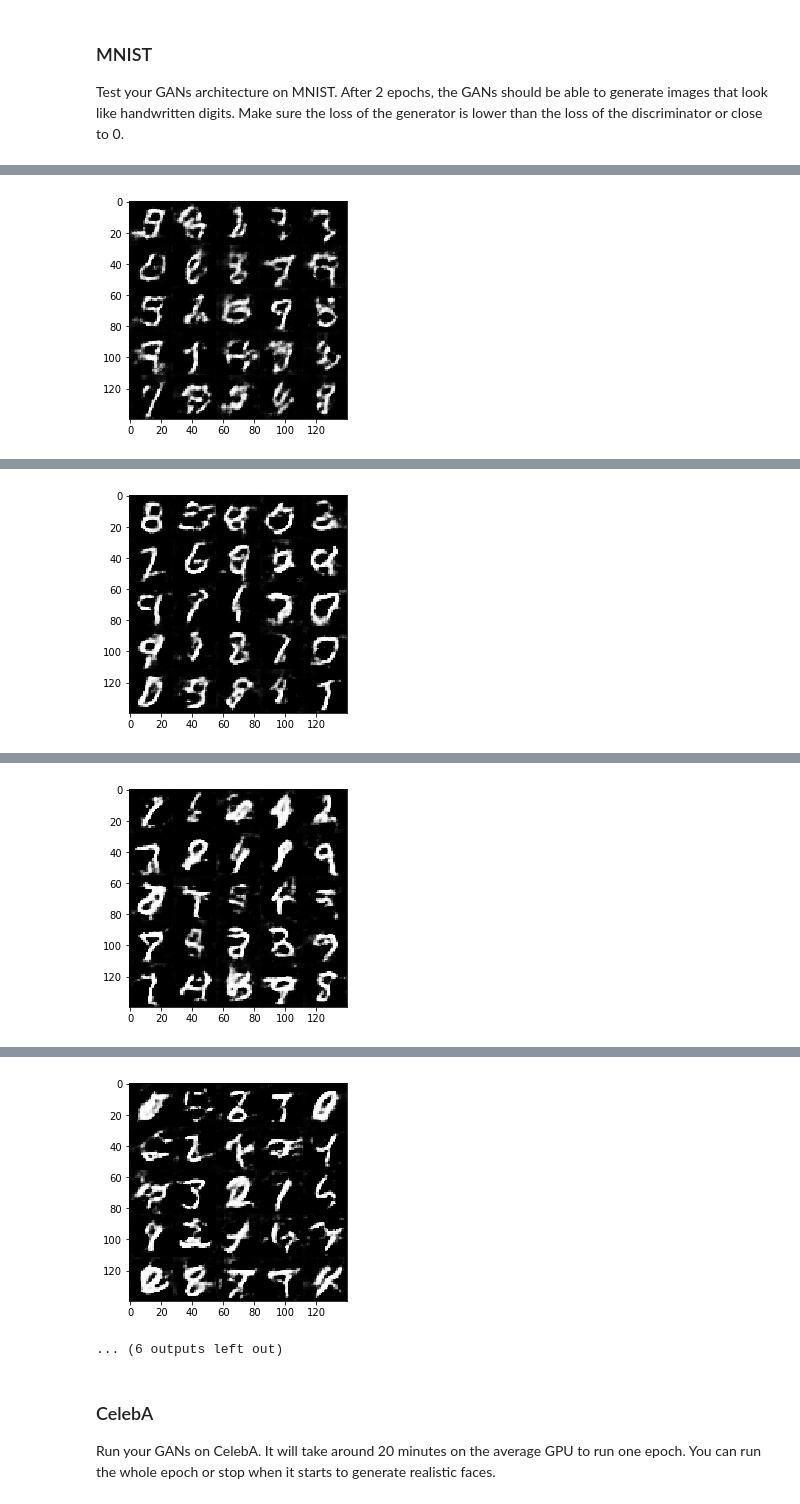
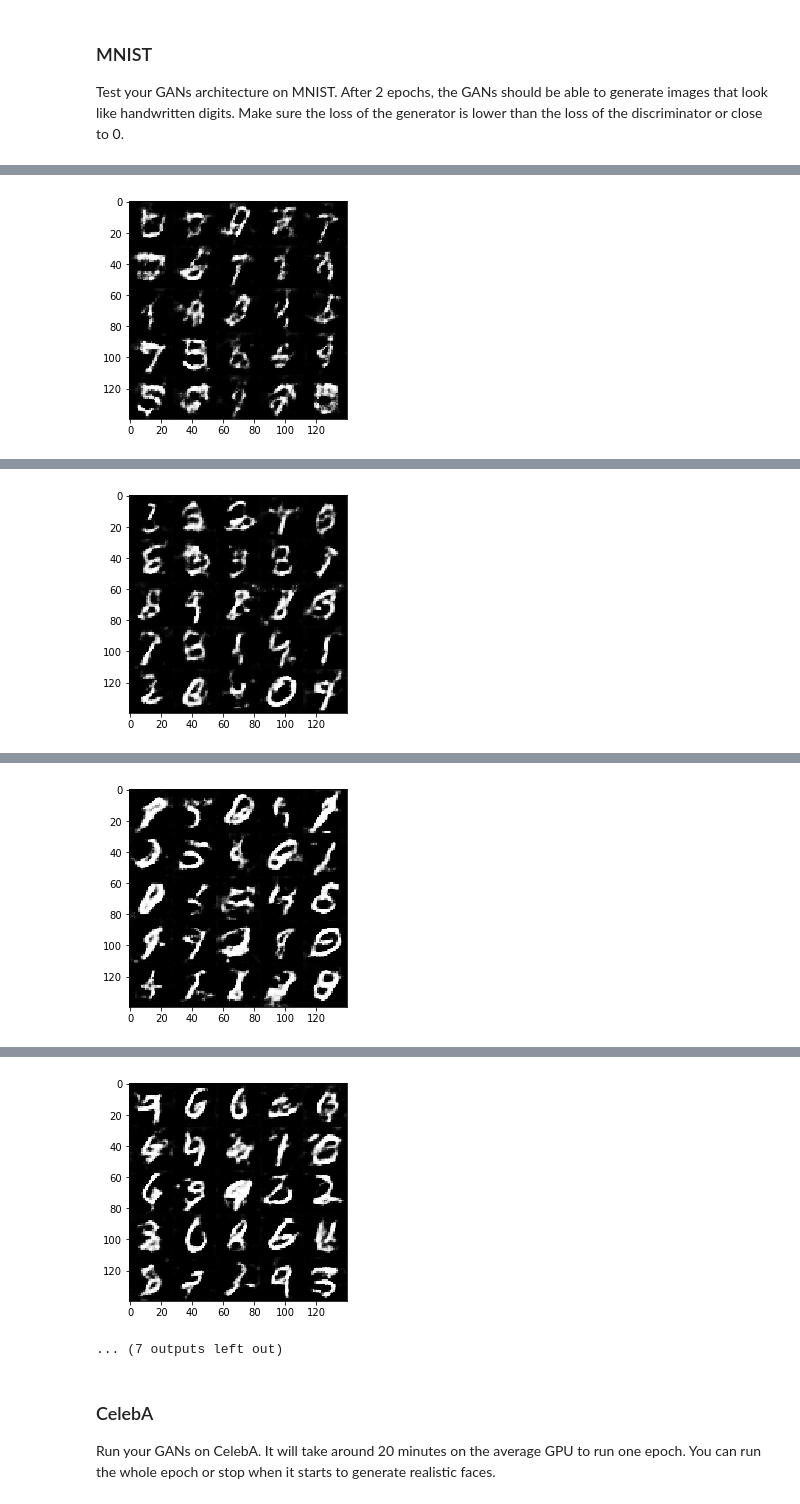
Before and after one commit to raytroop/DeepLearning_udacity, a Jupyter notebook: 5_Generative_Adversarial_Networks/P5_face_generation/dlnd_face_generation.ipynb, the cells around one changed output, grey strips where cells are left out. Drawn from its saved outputs; the diff is of its cells as text; code cells hidden in the pictures.

```diff
--- a/5_Generative_Adversarial_Networks/P5_face_generation/dlnd_face_generation.ipynb
+++ b/5_Generative_Adversarial_Networks/P5_face_generation/dlnd_face_generation.ipynb
@@ -234,7 +234,7 @@ def model_loss(input_real, input_z, out_channel_dim):
     d_model_real, d_logits_real = discriminator(input_real)
     d_model_fake, d_logits_fake = discriminator(g_model, reuse=True)
 
-    smooth = 0
+    smooth = 0.1
     d_loss_real = tf.reduce_mean(
         tf.nn.sigmoid_cross_entropy_with_logits(logits=d_logits_real, labels=(1 - smooth) * tf.ones_like(d_model_real)))
     d_loss_fake = tf.reduce_mean(
@@ -375,7 +375,7 @@ Test your GANs architecture on MNIST.  After 2 epochs, the GANs should be able t
 tf.reset_default_graph()
 # %%
 batch_size = 128
-z_dim = 128
+z_dim = 96
 learning_rate = 0.001
 beta1 = 0.5
 
@@ -427 +427 @@ Epoch 1/2... Discriminator Loss: 1.1363... Generator Loss: 0.6907
-[figure, old version]
+[figure, new version]
@@ -438 +438 @@ Epoch 1/2... Discriminator Loss: 1.0360... Generator Loss: 0.7517
-[figure, old version]
+[figure, new version]
@@ -449 +449 @@ Epoch 2/2... Discriminator Loss: 1.2204... Generator Loss: 0.5288
-[figure, old version]
+[figure, new version]
@@ -460,5 +460,5 @@ Epoch 2/2... Discriminator Loss: 0.9747... Generator Loss: 0.8115
-[figure, old version]
+[figure, new version]
-... (6 outputs left out)
+... (7 outputs left out)
 # %% [markdown]
 ### CelebA
 Run your GANs on CelebA.  It will take around 20 minutes on the average GPU to run one epoch.  You can run the whole epoch or stop when it starts to generate realistic faces.
```
Also changed, not shown: parts of 2 cells of this notebook.
